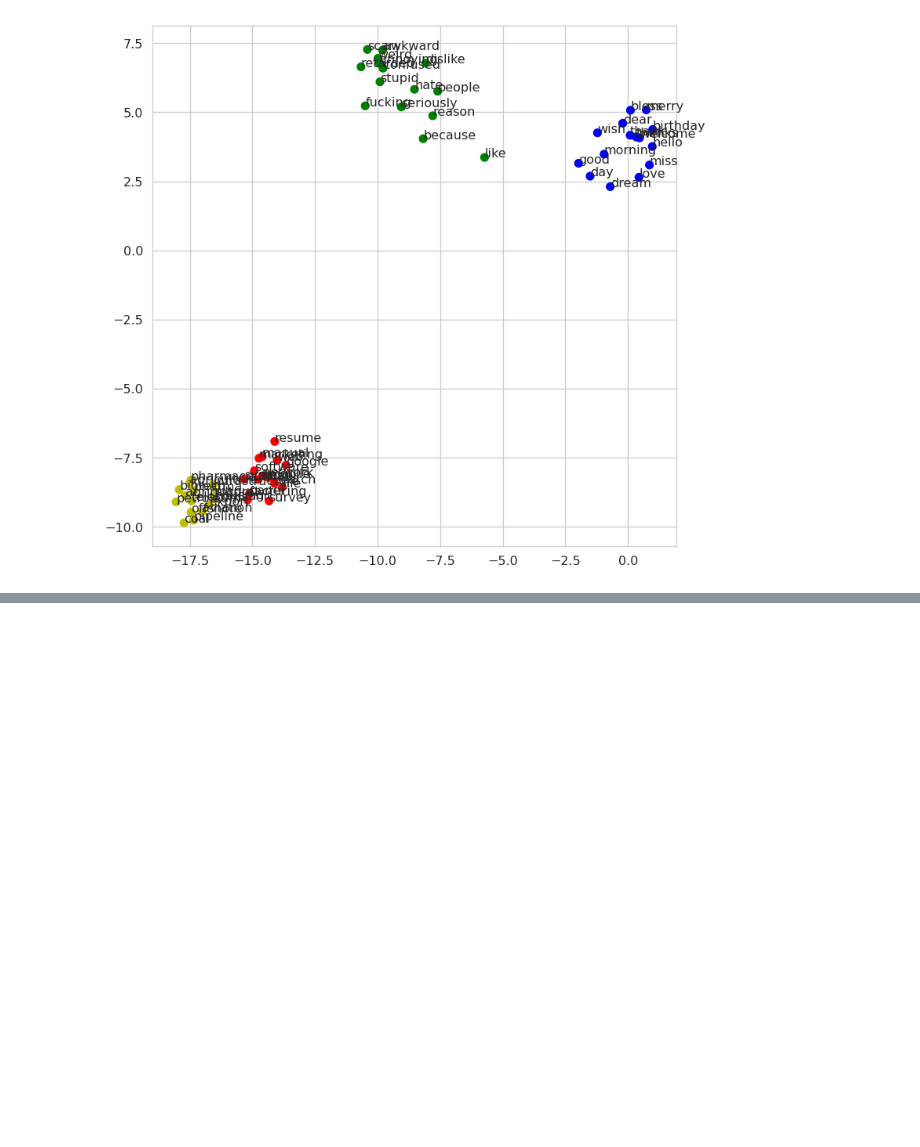
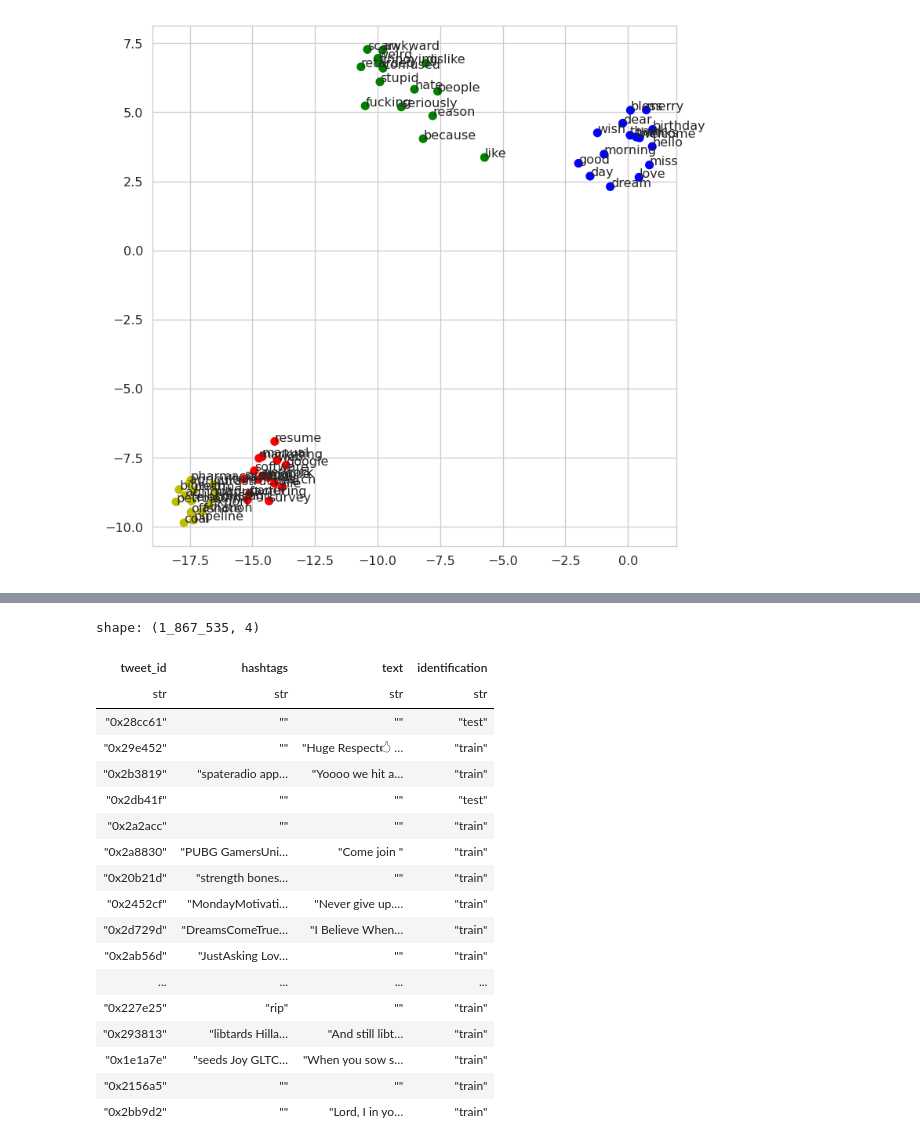
Before and after one commit to yurisoba/DM2023-Lab2-Master, a Jupyter notebook: Homework/DM2023-Lab2-Homework.ipynb, the cells around one changed output, grey strips where cells are left out. Saved outputs shown, nothing was run; the diff lists cells and outputs as text; code cells hidden in the pictures; blank space fills up the shorter version.

```diff
--- a/Homework/DM2023-Lab2-Homework.ipynb
+++ b/Homework/DM2023-Lab2-Homework.ipynb
@@ -320,0 +335,38 @@ plt.show()
+# %%
+data = Path("data")
+df = pl.read_ndjson(data/"tweets_DM.json")
+df = df.unnest("_source").unnest("tweet")
+split_df = pl.read_csv(data/"data_identification.csv")
+ndf = df.select(
+    "tweet_id",
+    pl.col("hashtags").list.join(" "),
+    pl.col("text").str
+        .replace_all("#", "").str # remove hash from hashtags
+        .replace_all("<LH>", ""),   # remove meaningless tokens
+).join(split_df, "tweet_id")
+
+labels_df = pl.read_csv(data/"emotion.csv")
+train_df = ndf.filter(pl.col("identification") == "train").join(labels_df, "tweet_id").drop("identification")
+test_df = ndf.filter(pl.col("identification") == "test").drop("identification")
+
+ndf
+# %% [output]
+shape: (1_867_535, 4)
+| tweet_id | hashtags | text | identification |
+| str | str | str | str |
+| "0x28cc61" | "" | "" | "test" |
+| "0x29e452" | "" | "Huge Respect🖒 … | "train" |
+| "0x2b3819" | "spateradio app… | "Yoooo we hit a… | "train" |
+| "0x2db41f" | "" | "" | "test" |
+| "0x2a2acc" | "" | "" | "train" |
+| "0x2a8830" | "PUBG GamersUni… | "Come join " | "train" |
+| "0x20b21d" | "strength bones… | "" | "train" |
+| "0x2452cf" | "MondayMotivati… | "Never give up.… | "train" |
+| "0x2d729d" | "DreamsComeTrue… | "I Believe When… | "train" |
+| "0x2ab56d" | "JustAsking Lov… | "" | "train" |
+| ... | ... | ... | ... |
+| "0x227e25" | "rip" | "" | "train" |
+| "0x293813" | "libtards Hilla… | "And still libt… | "train" |
+| "0x1e1a7e" | "seeds Joy GLTC… | "When you sow s… | "train" |
+| "0x2156a5" | "" | "" | "train" |
+| "0x2bb9d2" | "" | "Lord, I in yo… | "train" |
```
Also changed, not shown: parts of 10 cells of this notebook, 1 other file.
